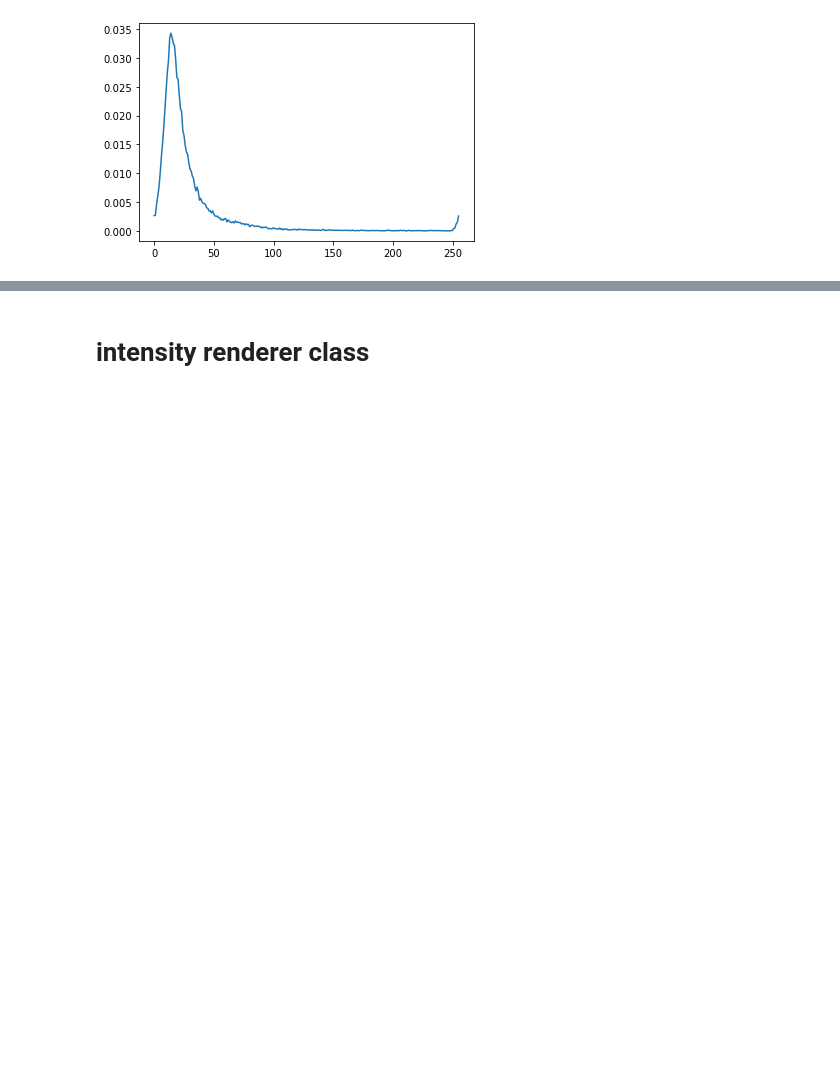
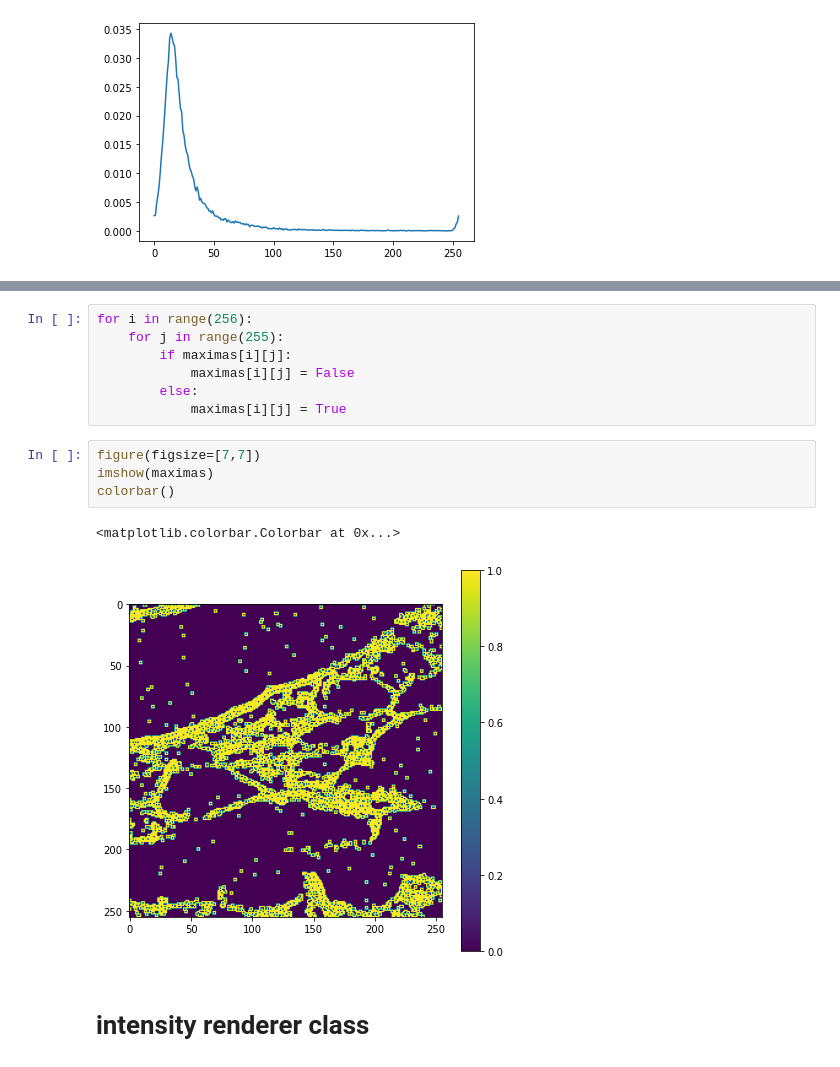
Before and after one commit to PriyaMulla/dashboardsforMM, a Jupyter notebook: 20230606_swabian-try.ipynb, the cells around one changed output, grey strips where cells are left out. Saved outputs shown, nothing was run; the diff lists cells and outputs as text; blank space fills up the shorter version.

```diff
--- a/20230606_swabian-try.ipynb
+++ b/20230606_swabian-try.ipynb
@@ -150,3 +191,17 @@ plot(flim_2d.mean((0,1)))
+# %%
+for i in range(256):
+    for j in range(255):
+        if maximas[i][j]:
+            maximas[i][j] = False
+        else:
+            maximas[i][j] = True
+# %%
+figure(figsize=[7,7])
+imshow(maximas)
+colorbar()
+# %% [output]
+<matplotlib.colorbar.Colorbar at 0x...>
+[figure, added]
 # %% [markdown]
 # intensity renderer class
 # %% [markdown]
```
Also changed, not shown: parts of 8 cells of this notebook, 2 other files.
